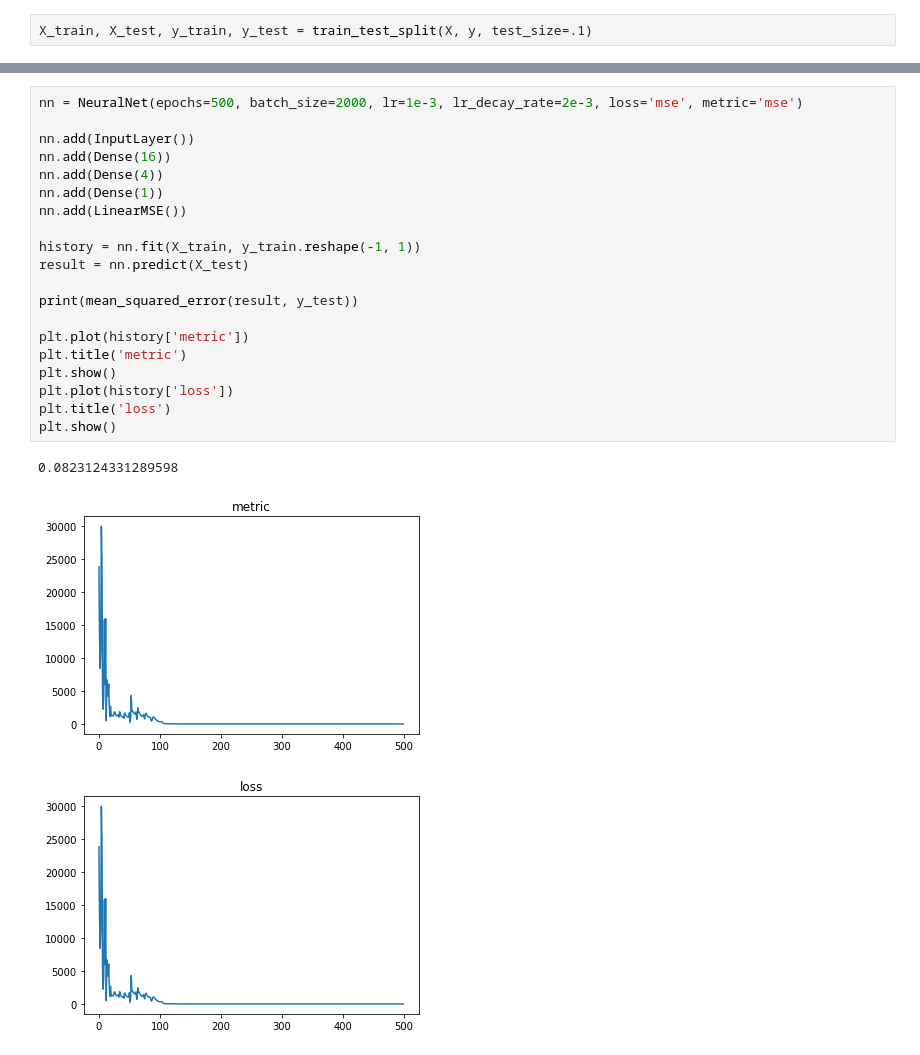
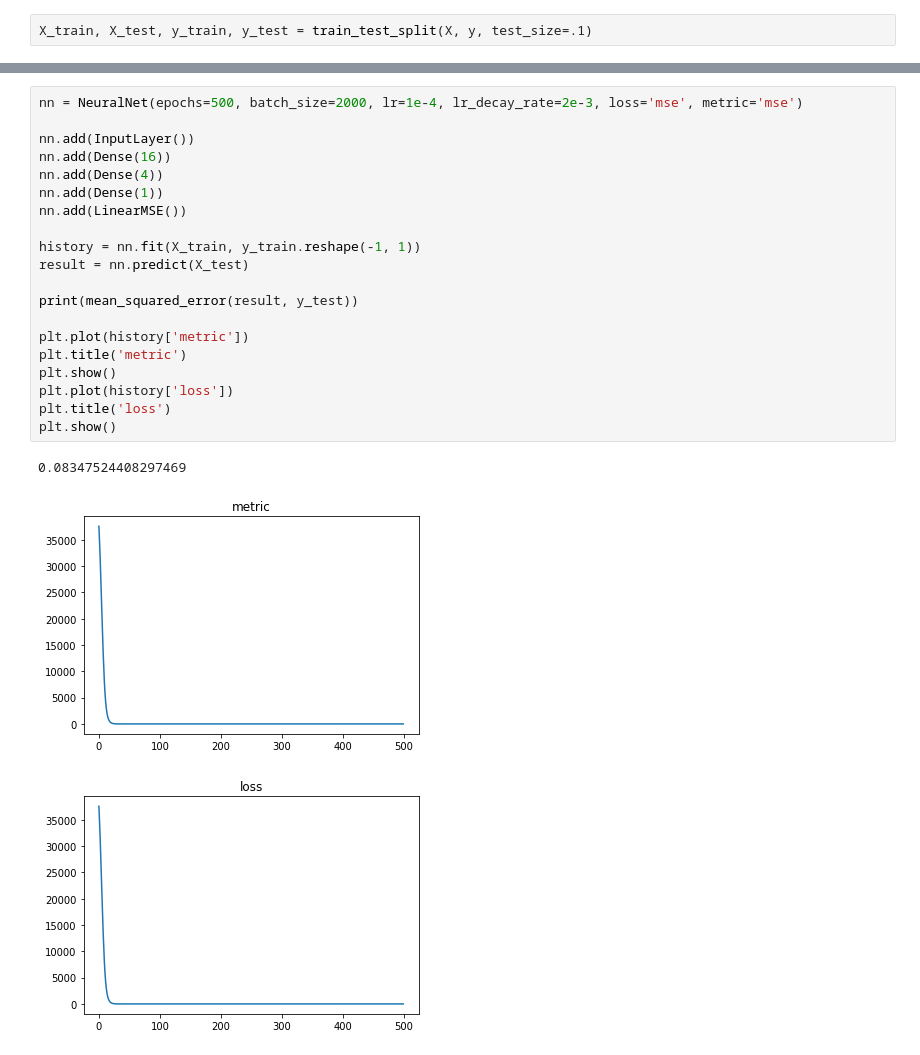
Before and after one commit to peter-pogorelov/spbsu-mlclass, a Jupyter notebook: ml-04.ipynb, the cells around one changed output, grey strips where cells are left out. Saved outputs shown, nothing was run; the diff lists cells and outputs as text.

```diff
--- a/ml-04.ipynb
+++ b/ml-04.ipynb
@@ -577,27 +577,27 @@ plt.show()
 # %%
-nn = NeuralNet(epochs=500, batch_size=2000, lr=1e-3, lr_decay_rate=2e-3, loss='mse', metric='mse')
+nn = NeuralNet(epochs=500, batch_size=2000, lr=1e-4, lr_decay_rate=2e-3, loss='mse', metric='mse')
 
 nn.add(InputLayer())
 nn.add(Dense(16))
 nn.add(Dense(4))
 nn.add(Dense(1))
 nn.add(LinearMSE())
 
 history = nn.fit(X_train, y_train.reshape(-1, 1))
 result = nn.predict(X_test)
 
 print(mean_squared_error(result, y_test))
 
 plt.plot(history['metric'])
 plt.title('metric')
 plt.show()
 plt.plot(history['loss'])
 plt.title('loss')
 plt.show()
 # %% [output]
-0.0823124331289598
+0.08347524408297469
-[figure, old version]
+[figure, new version]
-[figure, old version]
+[figure, new version]
 # %%
 nn = NeuralNet(epochs=500, batch_size=2000, lr=1, lr_decay_rate=2e-3, loss='mse', metric='mse')
 
```
Also changed, not shown: parts of 8 cells of this notebook.
